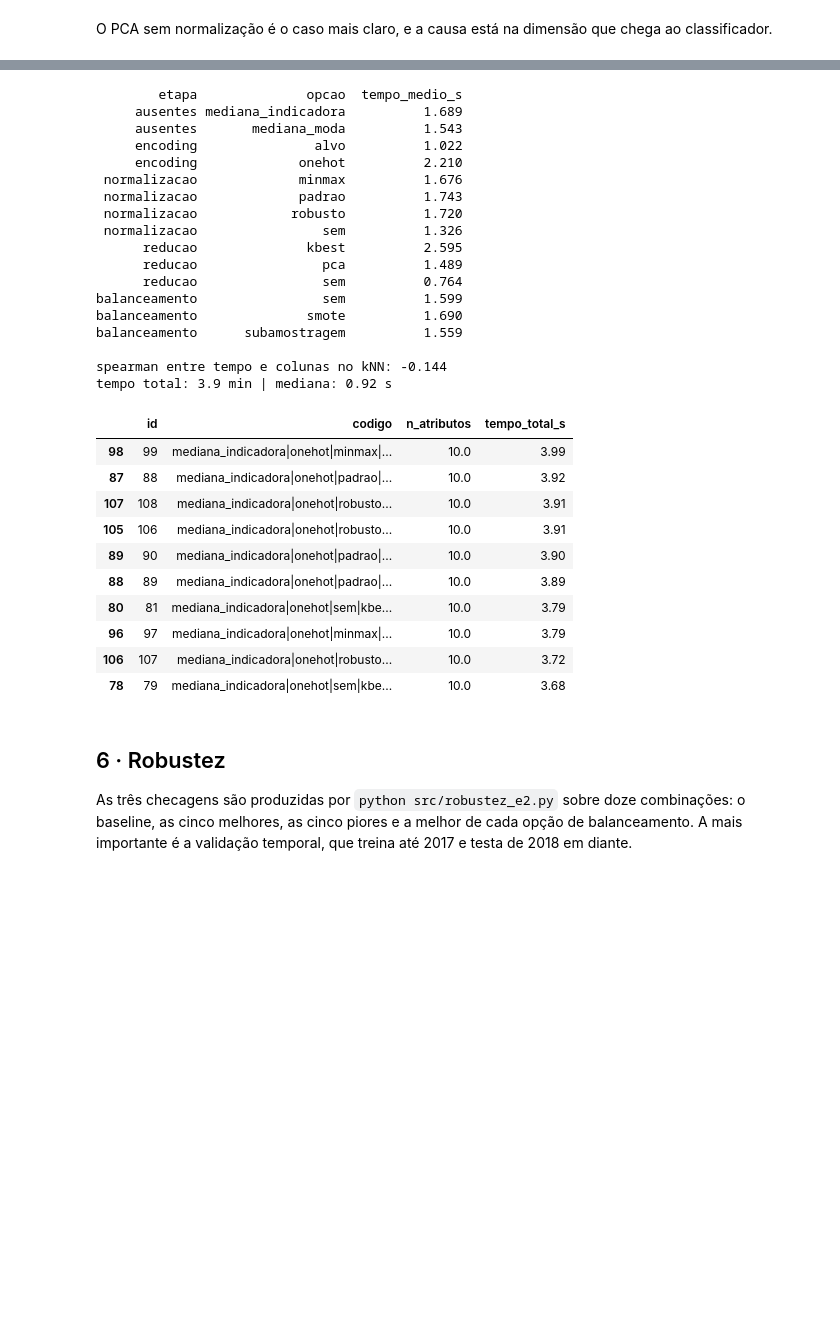
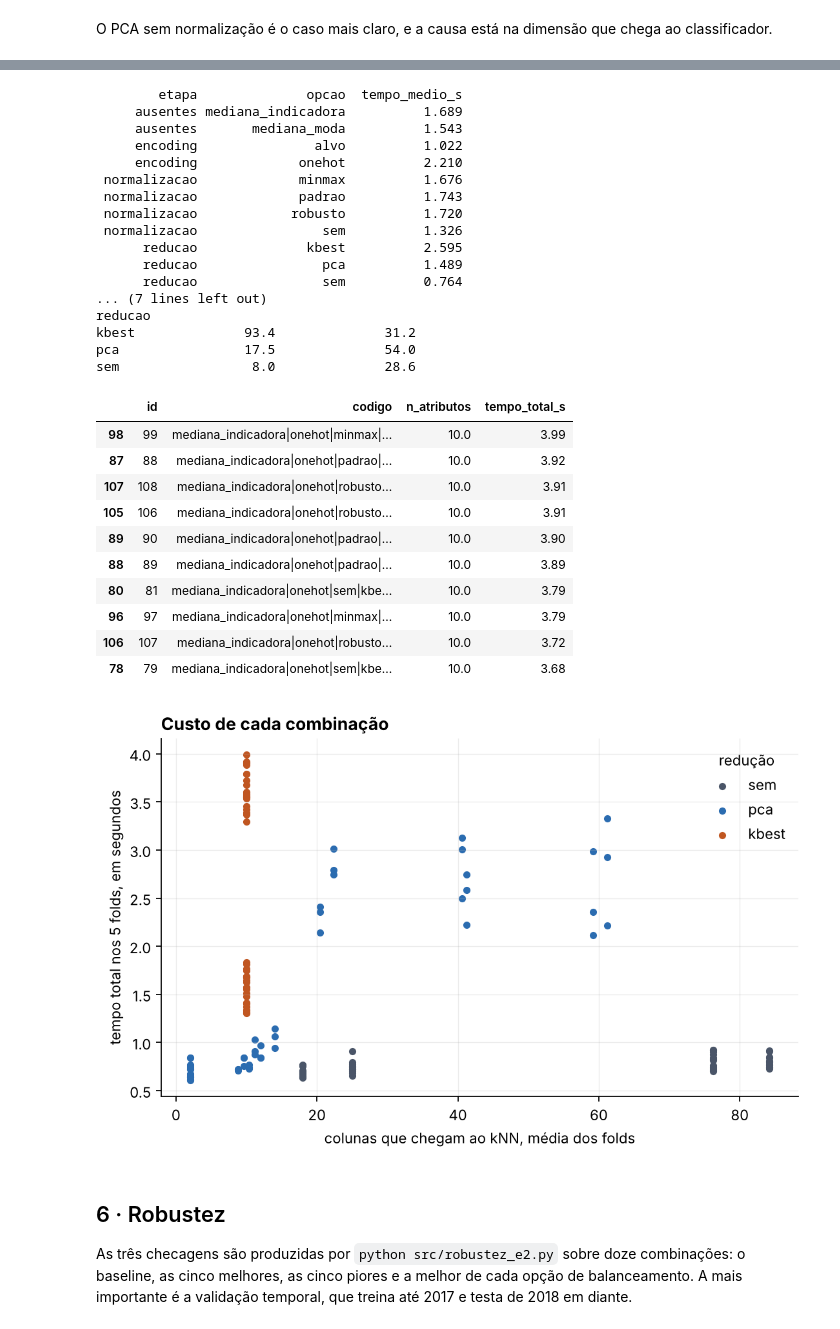
Before and after one commit to anaraque-l/bilheteria-cinema-brasileiro, a Jupyter notebook: notebooks/Entrega_2_Grupo_11_Ana_Laura,_Ana_Raquel_e_Laura_Virginia_(cinema).ipynb, the cells around one changed output, grey strips where cells are left out. Drawn from its saved outputs; the diff is of its cells as text; code cells hidden in the pictures; blank space fills up the shorter version.

```diff
--- a/notebooks/Entrega_2_Grupo_11_Ana_Laura,_Ana_Raquel_e_Laura_Virginia_(cinema).ipynb
+++ b/notebooks/Entrega_2_Grupo_11_Ana_Laura,_Ana_Raquel_e_Laura_Virginia_(cinema).ipynb
@@ -448,9 +473,15 @@ todas as colunas custa mais do que o kNN medir distância nelas.
 # %%
+from scipy.stats import spearmanr
+
 por_opcao, mais_caras, correlacao = analise.custo(gravado)
 print(por_opcao.round(3).to_string(index=False))
-print("\nspearman entre tempo e colunas no kNN: %.3f" % correlacao)
+p = spearmanr(gravado["n_atributos"], gravado["tempo_total_s"]).pvalue
+print("\nspearman entre tempo e colunas no kNN: %.3f, p = %.3f" % (correlacao, p))
 print("tempo total: %.1f min | mediana: %.2f s"
       % (gravado["tempo_total_s"].sum() / 60, gravado["tempo_total_s"].median()))
+
+# soma dos cinco folds, em segundos, por opcao de reducao
+print(fold_a_fold.groupby("reducao")[["tempo_ajuste_s", "tempo_predicao_s"]].sum().round(1).to_string())
 mais_caras.round(2)
 # %% [output]
         etapa              opcao  tempo_medio_s
@@ -465,12 +496,11 @@ mais_caras.round(2)
       reducao              kbest          2.595
       reducao                pca          1.489
       reducao                sem          0.764
-balanceamento                sem          1.599
-balanceamento              smote          1.690
-balanceamento      subamostragem          1.559
-
-spearman entre tempo e colunas no kNN: -0.144
-tempo total: 3.9 min | mediana: 0.92 s
+... (7 lines left out)
+reducao
+kbest              93.4              31.2
+pca                17.5              54.0
+sem                 8.0              28.6
 |  | id | codigo | n_atributos | tempo_total_s |
 | 98 | 99 | mediana_indicadora|onehot|minmax|... | 10.0 | 3.99 |
 | 87 | 88 | mediana_indicadora|onehot|padrao|... | 10.0 | 3.92 |
@@ -482,6 +512,10 @@ tempo total: 3.9 min | mediana: 0.92 s
 | 96 | 97 | mediana_indicadora|onehot|minmax|... | 10.0 | 3.79 |
 | 106 | 107 | mediana_indicadora|onehot|robusto... | 10.0 | 3.72 |
 | 78 | 79 | mediana_indicadora|onehot|sem|kbe... | 10.0 | 3.68 |
+# %%
+display(Image(figuras["fig-al-custo"]))
+# %% [output]
+[figure, added]
 # %% [markdown]
 ## 6 · Robustez
 
```
Also changed, not shown: parts of 14 cells of this notebook, 14 other files.
